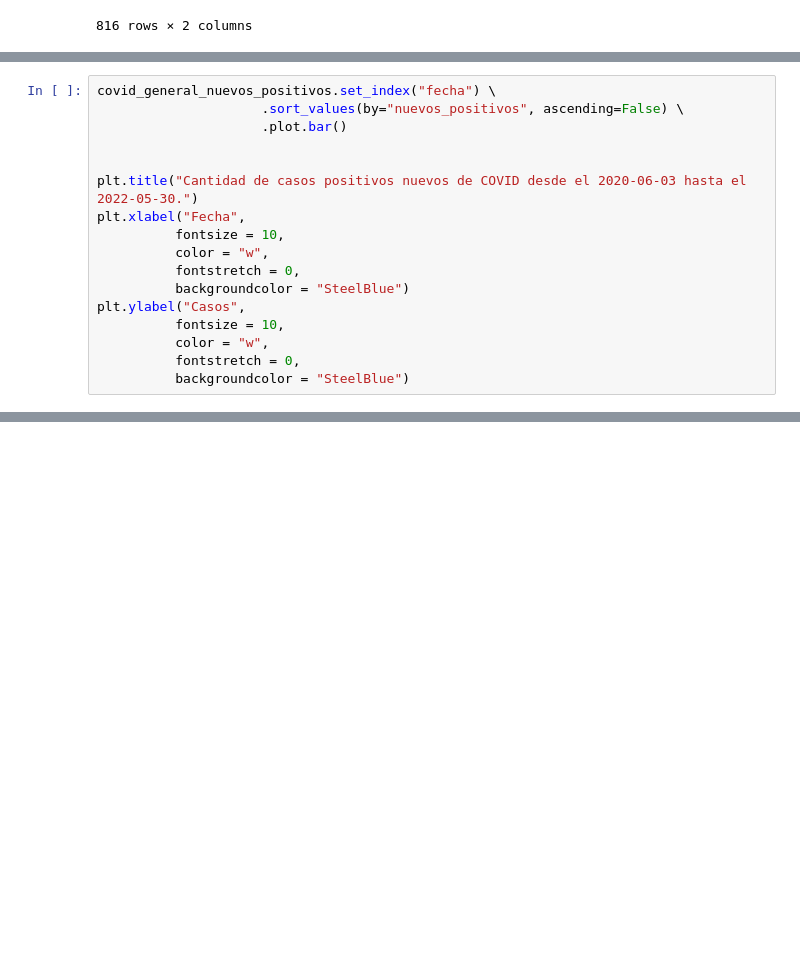
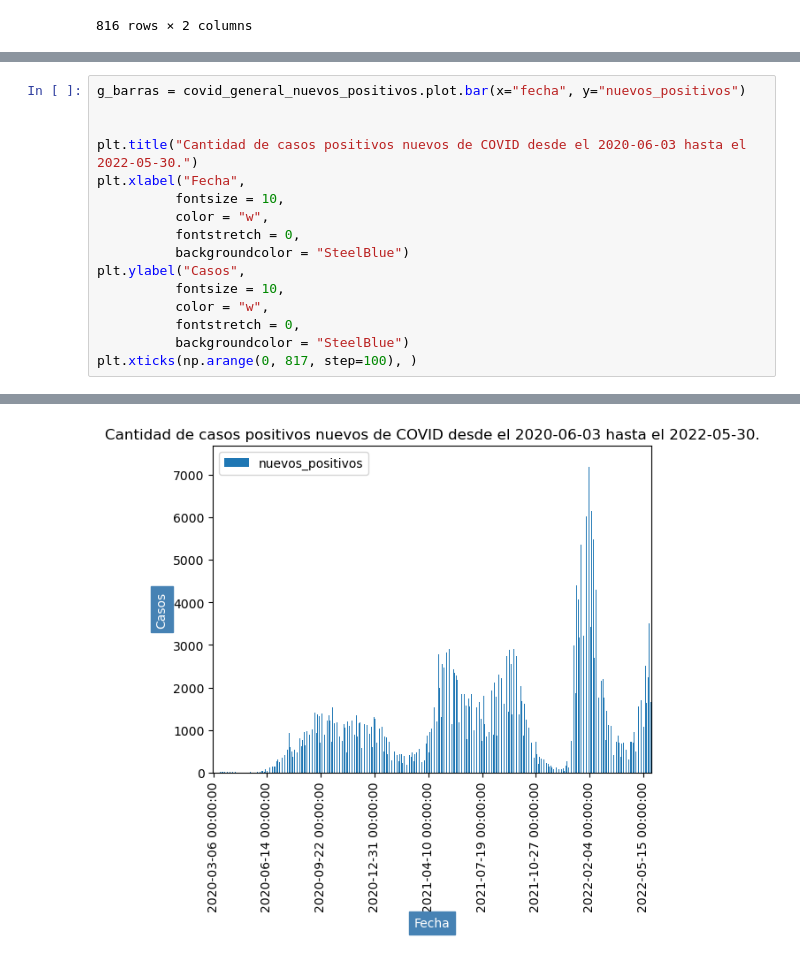
Before and after one commit to alesalazaru/tarea_2, a Jupyter notebook: tp_tarea.ipynb, the cells around one changed output, grey strips where cells are left out. Drawn from its saved outputs; the diff is of its cells as text; blank space fills up the shorter version.

Commit message:
agregar grafico de barras

```diff
--- a/tp_tarea.ipynb
+++ b/tp_tarea.ipynb
@@ -97,17 +113,0 @@ covid_general_nuevos_positivos
-# %%
-covid_general_nuevos_positivos.set_index("fecha") \
-                     .sort_values(by="nuevos_positivos", ascending=False) \
-                     .plot.bar()
-
-
-plt.title("Cantidad de casos positivos nuevos de COVID desde el 2020-06-03 hasta el 2022-05-30.")
-plt.xlabel("Fecha",
-          fontsize = 10,
-          color = "w",
-          fontstretch = 0,
-          backgroundcolor = "SteelBlue")
-plt.ylabel("Casos",
-          fontsize = 10,
-          color = "w",
-          fontstretch = 0,
-          backgroundcolor = "SteelBlue")
@@ -116,0 +122,17 @@ Text(0, 0.5, 'Casos')
+# %%
+g_barras = covid_general_nuevos_positivos.plot.bar(x="fecha", y="nuevos_positivos")
+
+
+plt.title("Cantidad de casos positivos nuevos de COVID desde el 2020-06-03 hasta el 2022-05-30.")
+plt.xlabel("Fecha",
+          fontsize = 10,
+          color = "w",
+          fontstretch = 0,
+          backgroundcolor = "SteelBlue")
+plt.ylabel("Casos",
+          fontsize = 10,
+          color = "w",
+          fontstretch = 0,
+          backgroundcolor = "SteelBlue")
+plt.xticks(np.arange(0, 817, step=100), )
+# %% [output]
@@ -116,0 +157 @@ Text(0, 0.5, 'Casos')
+[figure, added]
```
Also changed, not shown: parts of 5 cells of this notebook.
